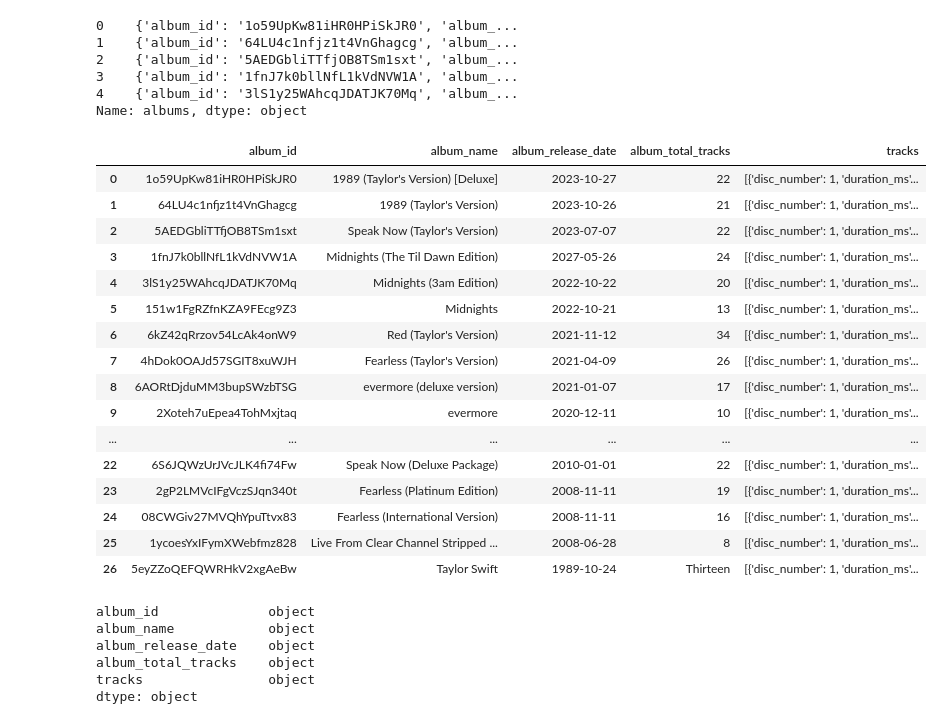
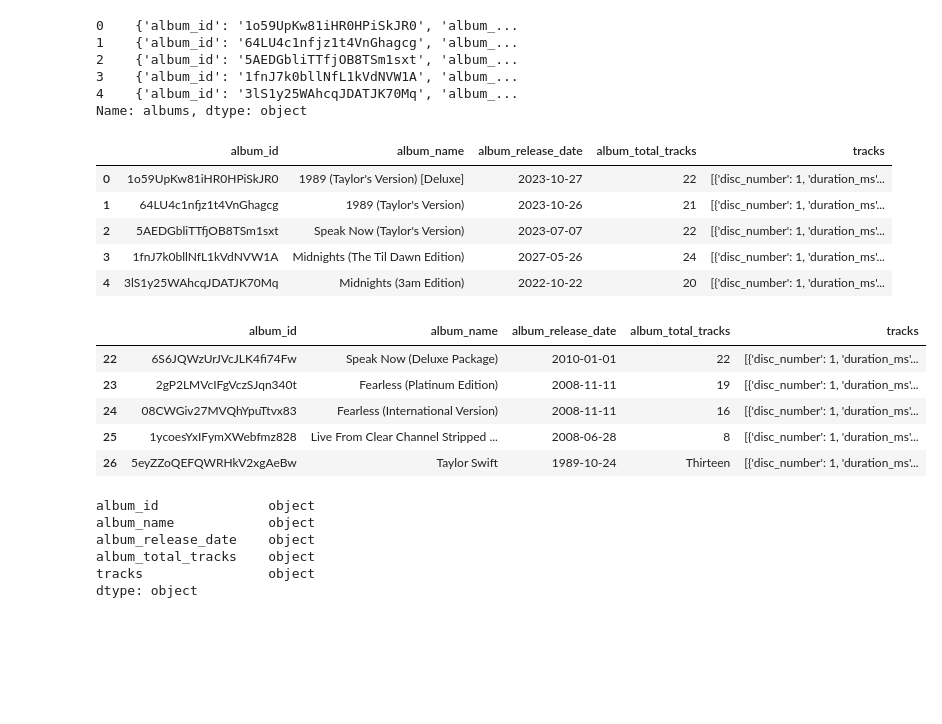
Before and after one commit to PrismaPsy/Data_Quality_Engineer, a Jupyter notebook: ETL/Data Quality Engineer.ipynb, the cells around one changed output. Saved outputs shown, nothing was run; the diff lists cells and outputs as text; code cells hidden in the pictures; blank space fills up the shorter version.

```diff
--- a/ETL/Data Quality Engineer.ipynb
+++ b/ETL/Data Quality Engineer.ipynb
@@ -71,25 +71,24 @@ dataset.apply(print_nested_data, axis = 1)
 data_albums = pd.json_normalize(dataset_to_transform['albums'])
 # %%
 # Visualizar el nuevo DataFrame para entender su contenido.
-data_albums
+data_albums.head()
 # %% [output]
 |  | album_id | album_name | album_release_date | album_total_tracks | tracks |
 | 0 | 1o59UpKw81iHR0HPiSkJR0 | 1989 (Taylor's Version) [Deluxe] | 2023-10-27 | 22 | [{'disc_number': 1, 'duration_ms'... |
 | 1 | 64LU4c1nfjz1t4VnGhagcg | 1989 (Taylor's Version) | 2023-10-26 | 21 | [{'disc_number': 1, 'duration_ms'... |
 | 2 | 5AEDGbliTTfjOB8TSm1sxt | Speak Now (Taylor's Version) | 2023-07-07 | 22 | [{'disc_number': 1, 'duration_ms'... |
 | 3 | 1fnJ7k0bllNfL1kVdNVW1A | Midnights (The Til Dawn Edition) | 2027-05-26 | 24 | [{'disc_number': 1, 'duration_ms'... |
 | 4 | 3lS1y25WAhcqJDATJK70Mq | Midnights (3am Edition) | 2022-10-22 | 20 | [{'disc_number': 1, 'duration_ms'... |
-| 5 | 151w1FgRZfnKZA9FEcg9Z3 | Midnights | 2022-10-21 | 13 | [{'disc_number': 1, 'duration_ms'... |
-| 6 | 6kZ42qRrzov54LcAk4onW9 | Red (Taylor's Version) | 2021-11-12 | 34 | [{'disc_number': 1, 'duration_ms'... |
-| 7 | 4hDok0OAJd57SGIT8xuWJH | Fearless (Taylor's Version) | 2021-04-09 | 26 | [{'disc_number': 1, 'duration_ms'... |
-| 8 | 6AORtDjduMM3bupSWzbTSG | evermore (deluxe version) | 2021-01-07 | 17 | [{'disc_number': 1, 'duration_ms'... |
-| 9 | 2Xoteh7uEpea4TohMxjtaq | evermore | 2020-12-11 | 10 | [{'disc_number': 1, 'duration_ms'... |
-| ... | ... | ... | ... | ... | ... |
-| 22 | 6S6JQWzUrJVcJLK4fi74Fw | Speak Now (Deluxe Package) | 2010-01-01 | 22 | [{'disc_number': 1, 'duration_ms'... |
-| 23 | 2gP2LMVcIFgVczSJqn340t | Fearless (Platinum Edition) | 2008-11-11 | 19 | [{'disc_number': 1, 'duration_ms'... |
-| 24 | 08CWGiv27MVQhYpuTtvx83 | Fearless (International Version) | 2008-11-11 | 16 | [{'disc_number': 1, 'duration_ms'... |
-| 25 | 1ycoesYxIFymXWebfmz828 | Live From Clear Channel Stripped ... | 2008-06-28 | 8 | [{'disc_number': 1, 'duration_ms'... |
-| 26 | 5eyZZoQEFQWRHkV2xgAeBw | Taylor Swift | 1989-10-24 | Thirteen | [{'disc_number': 1, 'duration_ms'... |
+# %%
+# Mostrar los últimos registros del DataFrame.
+data_albums.tail(5)
+# %% [output]
+|  | album_id | album_name | album_release_date | album_total_tracks | tracks |
+| 22 | 6S6JQWzUrJVcJLK4fi74Fw | Speak Now (Deluxe Package) | 2010-01-01 | 22 | [{'disc_number': 1, 'duration_ms'... |
+| 23 | 2gP2LMVcIFgVczSJqn340t | Fearless (Platinum Edition) | 2008-11-11 | 19 | [{'disc_number': 1, 'duration_ms'... |
+| 24 | 08CWGiv27MVQhYpuTtvx83 | Fearless (International Version) | 2008-11-11 | 16 | [{'disc_number': 1, 'duration_ms'... |
+| 25 | 1ycoesYxIFymXWebfmz828 | Live From Clear Channel Stripped ... | 2008-06-28 | 8 | [{'disc_number': 1, 'duration_ms'... |
+| 26 | 5eyZZoQEFQWRHkV2xgAeBw | Taylor Swift | 1989-10-24 | Thirteen | [{'disc_number': 1, 'duration_ms'... |
 # %%
 # Visualizar el tipo de datos de cada columna,
 data_albums.dtypes
```
Also changed, not shown: parts of 5 cells of this notebook, 9 other files.
